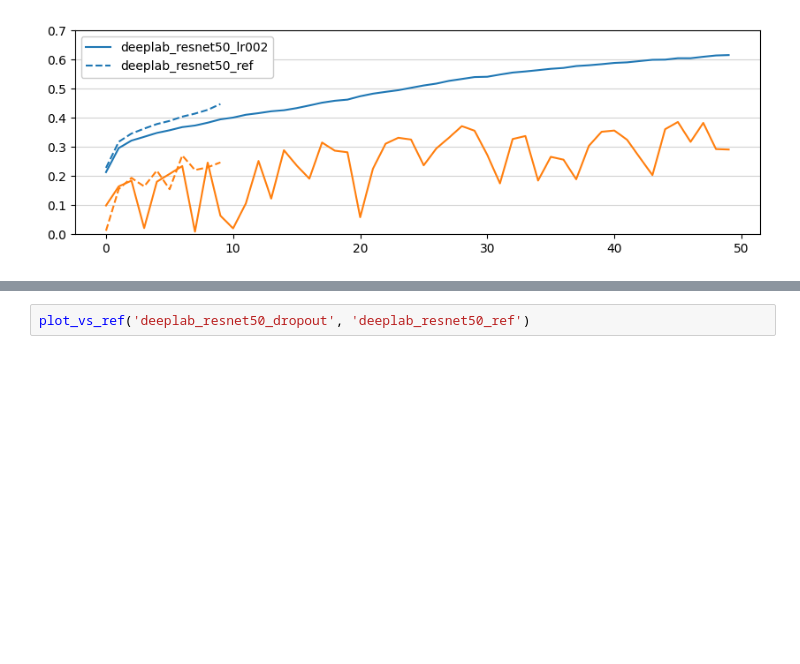
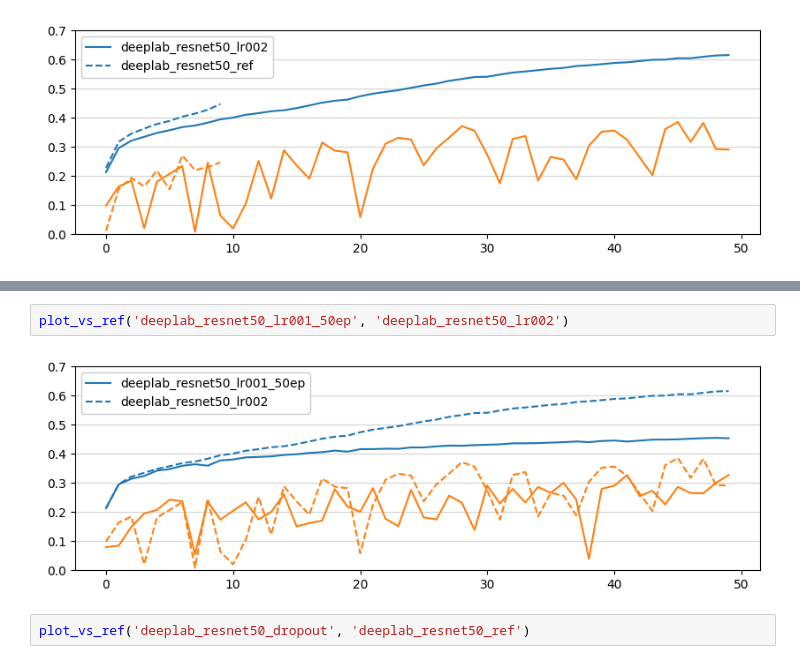
Before and after one commit to tomlqc/identify-contrails, a Jupyter notebook: notebooks-saved/Report.ipynb, the cells around one changed output, grey strips where cells are left out. Saved outputs shown, nothing was run; the diff lists cells and outputs as text; blank space fills up the shorter version.

```diff
--- a/notebooks-saved/Report.ipynb
+++ b/notebooks-saved/Report.ipynb
@@ -76,3 +90,7 @@ plot_vs_ref('deeplab_resnet50_lr002', 'deeplab_resnet50_ref')
+# %%
+plot_vs_ref('deeplab_resnet50_lr001_50ep', 'deeplab_resnet50_lr002')
+# %% [output]
+[figure, added]
 # %%
 plot_vs_ref('deeplab_resnet50_dropout', 'deeplab_resnet50_ref')
 # %% [output]
```
Also changed, not shown: parts of 5 cells of this notebook, 2 other files.
